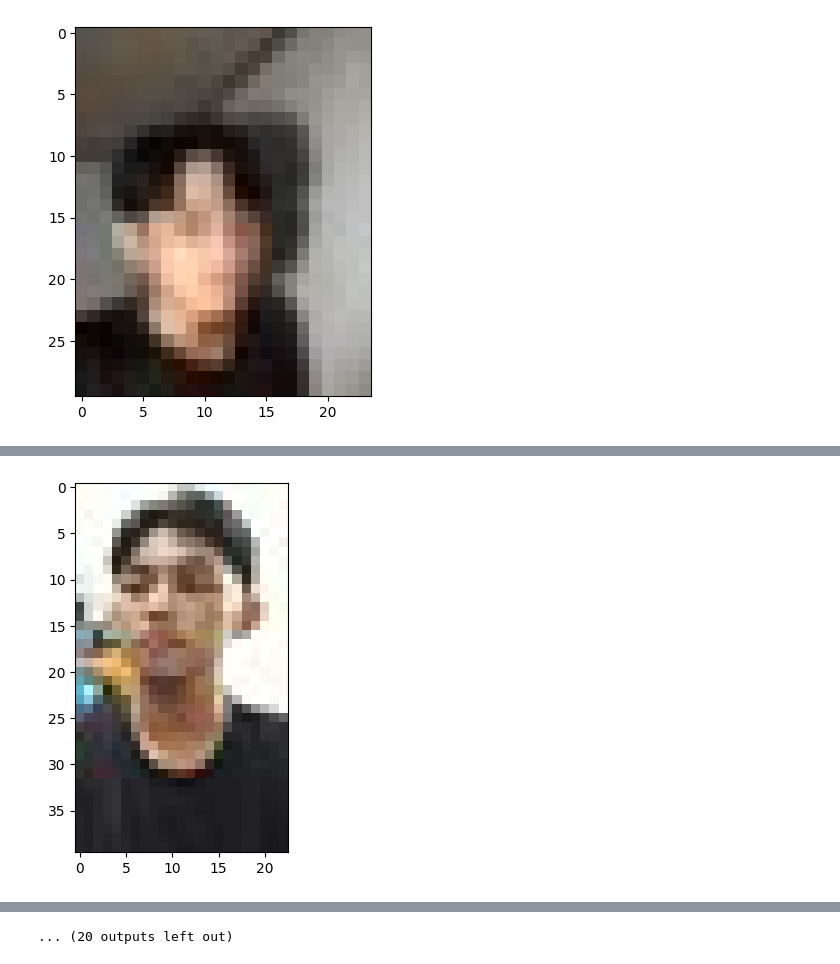
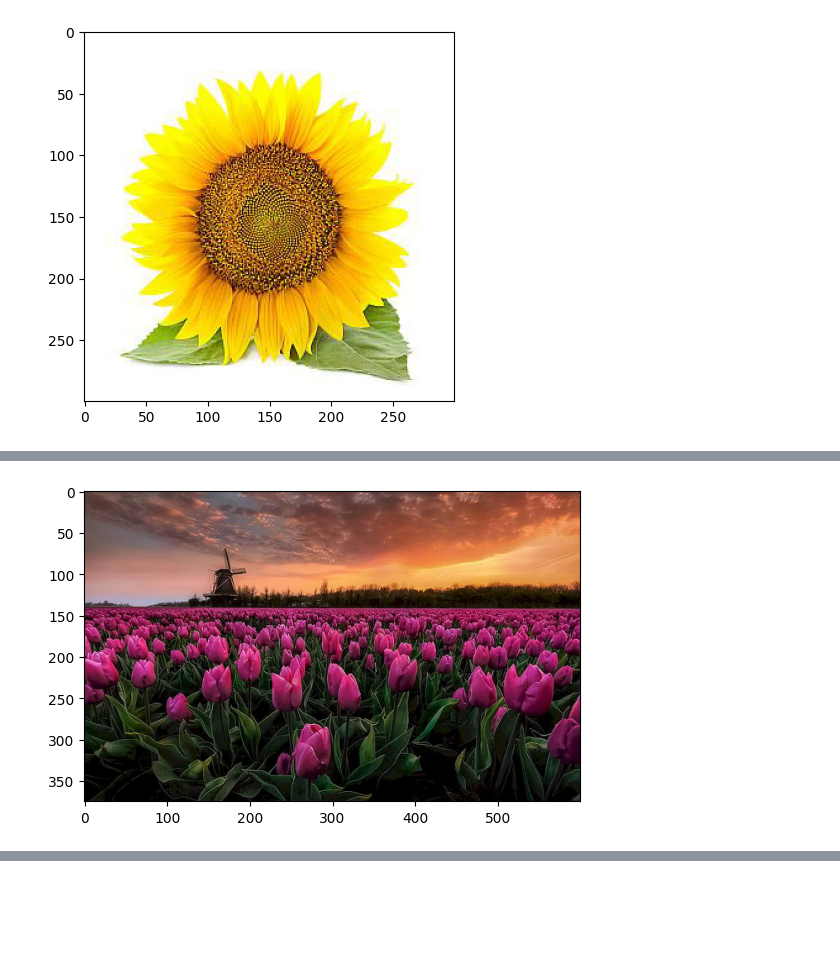
Before and after one commit to NguyenthanhTung14/Nguy-nThanhT-ng, a Jupyter notebook: baitap_Flowers.ipynb, the cells around one changed output, grey strips where cells are left out. Cells and saved outputs as stored; diff of their text form; code cells hidden in the pictures; blank space fills up the shorter version.

```diff
--- a/baitap_Flowers.ipynb
+++ b/baitap_Flowers.ipynb
@@ -70,13 +50,13 @@ print(test_x.shape, train_x.shape)
 # %%
-train_x = train_x.reshape((969, 40, 40, 3)) #sửa lại cho giống như ma trận hàng trêntrên
+train_x = train_x.reshape((4035, 40, 40, 3)) #sửa lại cho giống như ma trận hàng trêntrên
 train_x = train_x.astype('float32')/255
 
-test_x = test_x.reshape((51, 40, 40, 3))
+test_x = test_x.reshape((212, 40, 40, 3))
 test_x = test_x.astype('float32')/255
 # %%
 from keras.utils import to_categorical
-train_y = to_categorical(train_y,16) #bao nhiu output thì sửa lạilại
-test_y = to_categorical(test_y,16)
+train_y = to_categorical(train_y,6)
+test_y = to_categorical(test_y,6)
 # %%
 from keras.models import Sequential,Model
 from keras.layers import Dense,Flatten,Dropout,Conv2D,MaxPooling2D,Normalization,Input
@@ -85,7 +65,7 @@ from keras import losses
 loss = losses
 batch_size = 64
 epochs = 40
-classes = 16 # bao nhiêu output thì sửa lại
+classes = 6 # bao nhiêu output thì sửa lại
 # %%
 from keras.layers import LeakyReLU
 model = Sequential()
@@ -175,7 +155,7 @@ import numpy as np
 from os import listdir
 from keras.utils import load_img
 from keras.utils.image_utils import img_to_array
-folder = '/content/drive/MyDrive/npy_Data/Test_hinhlop/'
+folder = '/content/drive/MyDrive/npy_Data/Test_flower/'
 for file in listdir(folder):
   photo = load_img(folder  +  file)
   plt.imshow(photo)
@@ -186,7 +166,7 @@ for file in listdir(folder):
   photo=photo/255
   photo=np.expand_dims(photo,axis=0)
   result=(model.predict(photo).argmax())
-  class_name=['','BINH', 'chi', 'Chuong', 'Cuong', 'D_HUY','DONG', 'DUY', 'NHuy','Phong','Thang','Thanh','Tri','Trong_Tri','Tu','Tuan','tung']
+  class_name=['','ROSE', 'DANDELION', 'DAISY', 'TULIP', 'SUNFLOWER']
   print(class_name[result])
   plt.show()
 # %% [output]
@@ -195 +175 @@ Thanh
-[figure, old version]
+[figure, new version]
@@ -198 +178 @@ Tri
-[figure, old version]
+[figure, new version]
@@ -210 +187,0 @@ Thang
-... (20 outputs left out)
```
Also changed, not shown: parts of 8 cells of this notebook.
